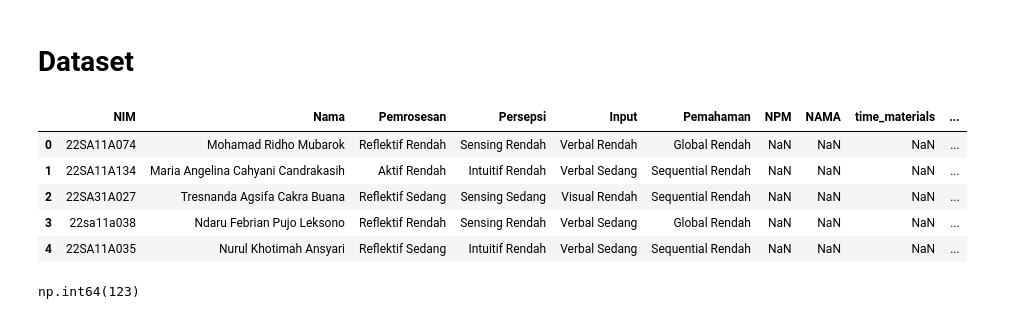
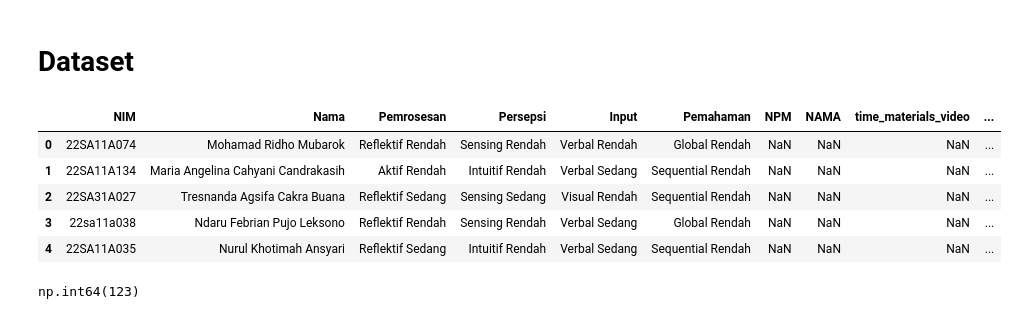
Before and after one commit to prasetyodidi/strudent-learning-activity-fslsm-classification, a Jupyter notebook: Skripsi_Playground.ipynb, the cells around one changed output. Drawn from its saved outputs; the diff is of its cells as text; code cells hidden in the pictures.

```diff
--- a/Skripsi_Playground.ipynb
+++ b/Skripsi_Playground.ipynb
@@ -195,3 +105,7 @@ df_rekap.head()
 df_rekap.NPM.count()
 # %% [output]
 np.int64(456)
+# %%
+data_path_vle = "dataset/mhs_grouping_by_material_type.csv"
+df_rekap_detail = pd.read_csv(data_path_vle)
+df_rekap_detail.head()
@@ -200,16 +121,17 @@ np.int64(456)
 # %%
 df_merged_years = df_jadi[["NIM", "Nama", "Pemrosesan", "Persepsi", "Input", "Pemahaman"]]
 
 df_merged = pd.merge(
     df_merged_years,
-    df_rekap,
+    # df_rekap,
+    df_rekap_detail,
     left_on="NIM",
     right_on="NPM",
     how="left"   # atau "inner" tergantung kebutuhan
 )
 df_merged.head()
 # %% [output]
-|  | NIM | Nama | Pemrosesan | Persepsi | Input | Pemahaman | NPM | NAMA | time_materials | ... |
+|  | NIM | Nama | Pemrosesan | Persepsi | Input | Pemahaman | NPM | NAMA | time_materials_video | ... |
 | 0 | 22SA11A074 | Mohamad Ridho Mubarok | Reflektif Rendah | Sensing Rendah | Verbal Rendah | Global Rendah | NaN | NaN | NaN | ... |
 | 1 | 22SA11A134 | Maria Angelina Cahyani Candrakasih | Aktif Rendah | Intuitif Rendah | Verbal Sedang | Sequential Rendah | NaN | NaN | NaN | ... |
 | 2 | 22SA31A027 | Tresnanda Agsifa Cakra Buana | Reflektif Sedang | Sensing Sedang | Visual Rendah | Sequential Rendah | NaN | NaN | NaN | ... |
```
Also changed, not shown: parts of 26 cells of this notebook, 7 other files.
